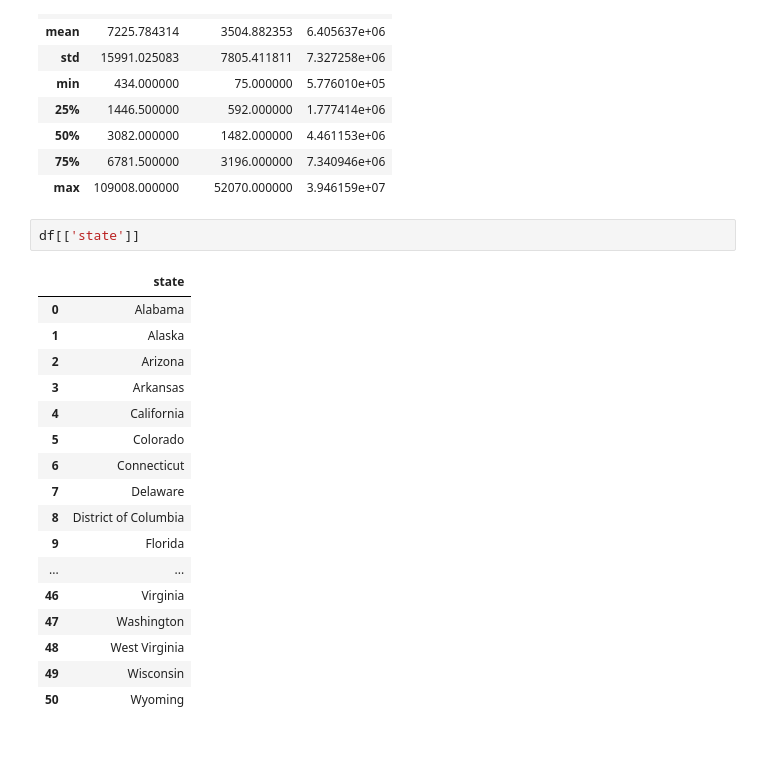
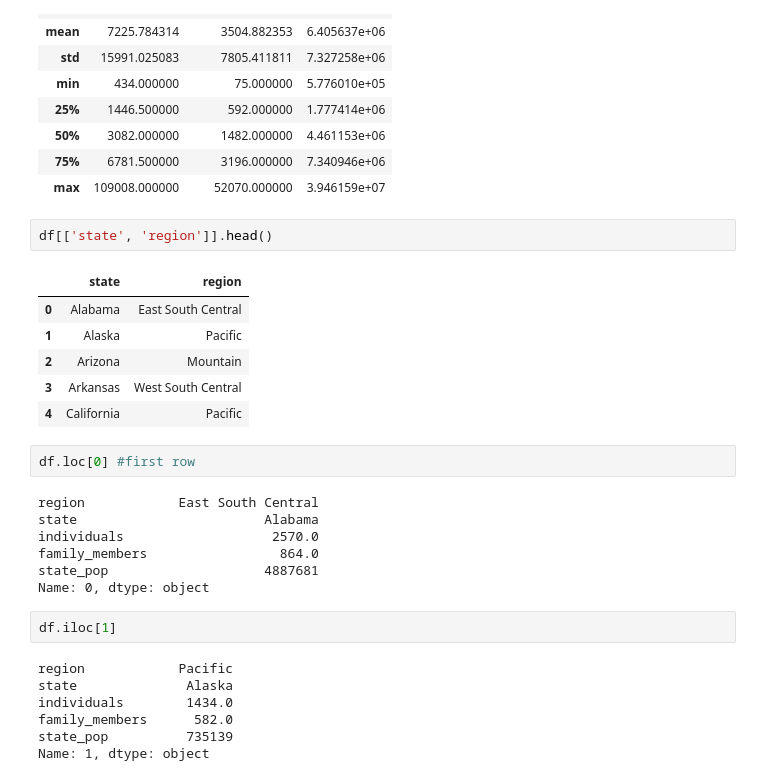
Before and after one commit to ShajibEwuCse19/Bongo-Dev-DS-AI-ML-Course-Practice-Repo, a Jupyter notebook: my-practice/pandas_practice.ipynb, the cells around one changed output. Cells and saved outputs as stored; diff of their text form; blank space fills up the shorter version.

```diff
--- a/my-practice/pandas_practice.ipynb
+++ b/my-practice/pandas_practice.ipynb
@@ -76,22 +76,29 @@ df.describe()
 | 75% | 6781.500000 | 3196.000000 | 7.340946e+06 |
 | max | 109008.000000 | 52070.000000 | 3.946159e+07 |
 # %%
-df[['state']]
+df[['state', 'region']].head()
 # %% [output]
-|  | state |
-| 0 | Alabama |
-| 1 | Alaska |
-| 2 | Arizona |
-| 3 | Arkansas |
-| 4 | California |
-| 5 | Colorado |
-| 6 | Connecticut |
-| 7 | Delaware |
-| 8 | District of Columbia |
-| 9 | Florida |
-| ... | ... |
-| 46 | Virginia |
-| 47 | Washington |
-| 48 | West Virginia |
-| 49 | Wisconsin |
-| 50 | Wyoming |
+|  | state | region |
+| 0 | Alabama | East South Central |
+| 1 | Alaska | Pacific |
+| 2 | Arizona | Mountain |
+| 3 | Arkansas | West South Central |
+| 4 | California | Pacific |
+# %%
+df.loc[0] #first row
+# %% [output]
+region            East South Central
+state                        Alabama
+individuals                   2570.0
+family_members                 864.0
+state_pop                    4887681
+Name: 0, dtype: object
+# %%
+df.iloc[1]
+# %% [output]
+region            Pacific
+state              Alaska
+individuals        1434.0
+family_members      582.0
+state_pop          735139
+Name: 1, dtype: object
```
Also changed, not shown: parts of 25 cells of this notebook.
